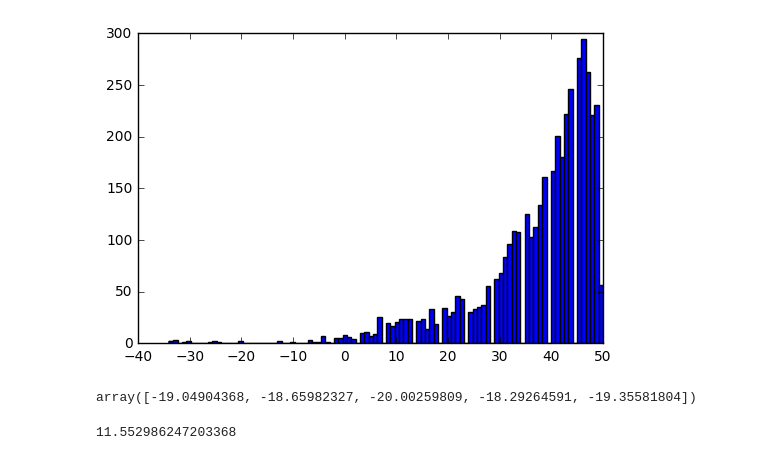
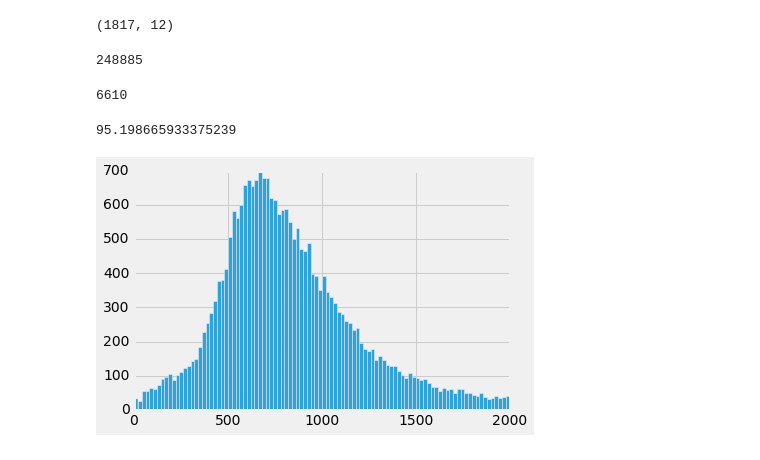
Before and after one commit to amartyashankha/6.867-HW-2016, a Jupyter notebook: project/feature_extractor/timbre_playing.ipynb, the cells around one changed output. Drawn from its saved outputs; the diff is of its cells as text; code cells hidden in the pictures.

```diff
--- a/project/feature_extractor/timbre_playing.ipynb
+++ b/project/feature_extractor/timbre_playing.ipynb
@@ -60,6 +32,48 @@ mean_var_features = np.array([np.concatenate([m, v]) for m,v in zip(mean_feature
+# %%
+features = []
+with open(feat_name+'.pkl', 'rb') as pickle_file:
+    try:
+       for _ in range(500000):
+            entry = pickle.load(pickle_file, encoding='bytes', fix_imports=True)
+            features.append(entry)
+    except EOFError:
+        pass
+# %%
+np.array(features[0][1][feat_name]).shape
+# %% [output]
+(1817, 12)
+# %%
+data = map(lambda x: x[1], features)
+data = list(filter(lambda x: 'year' in x and x['year']>=1965, data))
+len(data)
+# %% [output]
+248885
+# %%
+granularity = 5
+labels = list(map(lambda x: x['year'], data))
+labels -= min(labels)
+labels = np.array(list(map(int, labels)))
+classes = list(map(lambda x: x//granularity, labels))
+# %%
+classes_to_data = {}
+for i,entry in enumerate(data):
+    cls = classes[i]
+    classes_to_data.setdefault(cls, []).append(entry)
+for cls in classes_to_data:
+    classes_to_data[cls] = np.random.permutation(classes_to_data[cls])
+min_len = min([len(x) for x in classes_to_data.values()])
+uniform_data = np.array([subdata[:min_len] for subdata in classes_to_data.values()]).flatten()
+data = uniform_data
+len(data)
+# %% [output]
+6610
+# %%
+BASELINE = 33.95
+np.mean((labels-BASELINE)**2)
+# %% [output]
+95.198665933375239
 # %%
-curr_feat = np.array(map(lambda x: np.ravel(x[feat_name][:400]), filter_data))
+beat_lengths = np.array(list(map(lambda x: len(x[feat_name]), data)))
+plt.hist(beat_lengths[beat_lengths<2000], 100);
+# %% [output]
+[figure, added]
-# %%
-plt.hist(labels, 100);
-# %% [output]
-[figure, removed]
@@ -69,14 +79,0 @@ mean_var_scores = cross_val_score(clf, curr_feat, labels, cv=5, scoring='neg_mea
-# %%
-mean_var_scores
-# %% [output]
-array([-19.04904368, -18.65982327, -20.00259809, -18.29264591, -19.35581804])
-# %%
-clf = Ridge(alpha=10.0)
-train_rng = 3800
-#clf.fit(curr_feat[:train_rng], labels[:train_rng])
-#prediction = clf.predict(curr_feat[train_rng:])
-prediction = [35 for _ in prediction]
-deviation = prediction-labels[train_rng:]
-np.sqrt(np.mean((deviation)**2))
-# %% [output]
-11.552986247203368
```
Also changed, not shown: parts of 21 cells of this notebook, 7 other files.
